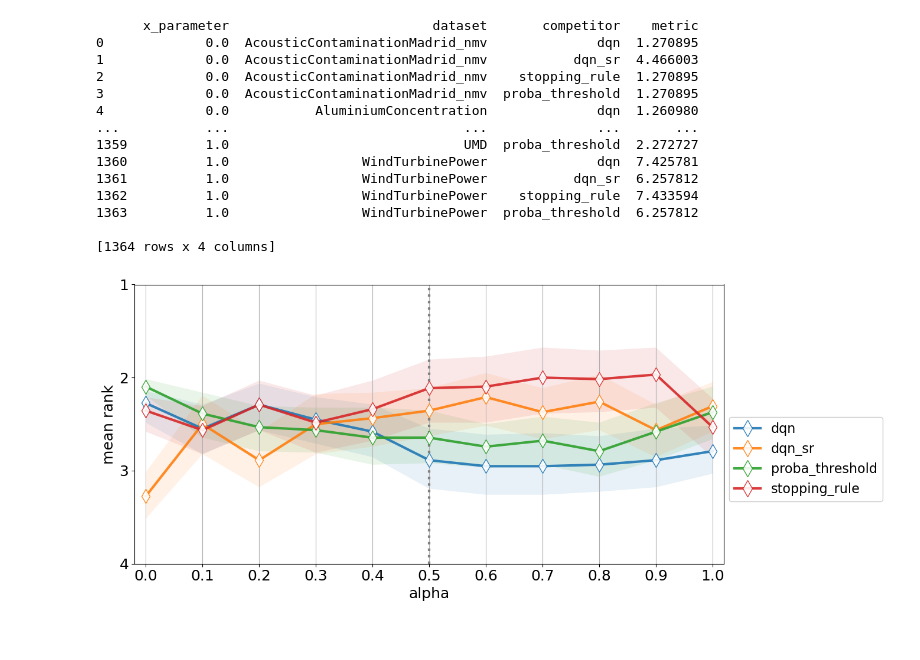
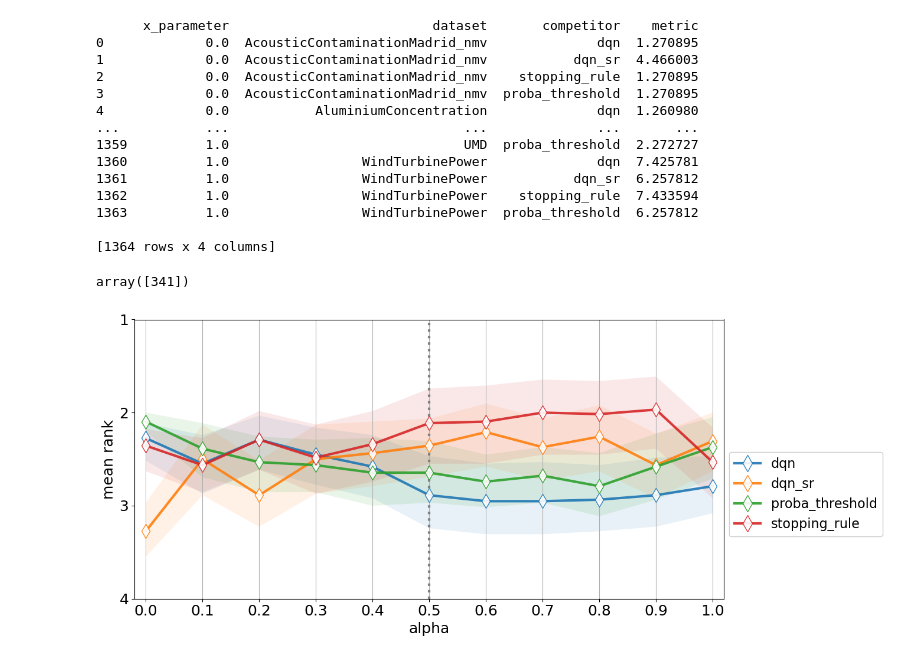
Before and after one commit to aurelien-renault/viz_ts, a Jupyter notebook: sample_test.ipynb, the cells around one changed output. Drawn from its saved outputs; the diff is of its cells as text; code cells hidden in the pictures.

```diff
--- a/sample_test.ipynb
+++ b/sample_test.ipynb
@@ -20,27 +20,12 @@ print(data)
 1363          1.0                 WindTurbinePower  proba_threshold  6.257812
 
 [1364 rows x 4 columns]
-# %%
-from bump import get_ranks, get_ranks_std , bump_chart
-
-transp = 0.9
-style_dict = {
-    "alap": {"marker":"v", "ls":"--", "color":"red"},
-    "asap": {"marker":"^", "ls":"--", "color":"red"},
-    "dqn": {"marker":"d", "alpha":transp},
-    "dqn_opt": {"marker":"d", "alpha":transp},
-    "dqn_plus": {"marker":"d", "alpha":transp},
-    "tabular_q": {"marker":"d", "mfcalt":"w", "mew":0.5, "fillstyle":"bottom", "alpha":transp},
-    "tabular_q_old": {"marker":"d", "mfcalt":"w", "mew":0.5, "fillstyle":"bottom", "alpha":transp},
-    "proba_threshold": {"marker":"d", "mfc":"w", "alpha":transp},
-    "stopping_rule": {"marker":"d", "mfcalt":"w", "mew":0.5, "fillstyle":"top", "alpha":transp},
-    "dqn_sr": {"marker":"d", "mfcalt":"w", "mew":0.5, "fillstyle":"right", "alpha":transp},
-    "dqn_sr_old": {"marker":"d", "mfcalt":"w", "mew":0.5, "fillstyle":"right", "alpha":transp},
-}
-
-#a = get_ranks(df=data, agg=None)
-#b = get_ranks_std(a)
-
-bump_chart(data, xlab="alpha", style_dict=None)
-# %% [output]
-[figure, removed]
+# %%
+data.groupby("competitor")["dataset"].apply(len).unique()
+# %% [output]
+array([341])
+# %%
+from bump import get_ranks, get_ranks_std , bump_chart
+bump_chart(data, xlab="alpha", style_dict=None, confidence_level=0.95)
+# %% [output]
+[figure, added]
```
Also changed, not shown: parts of 1 cell of this notebook, 3 other files.
